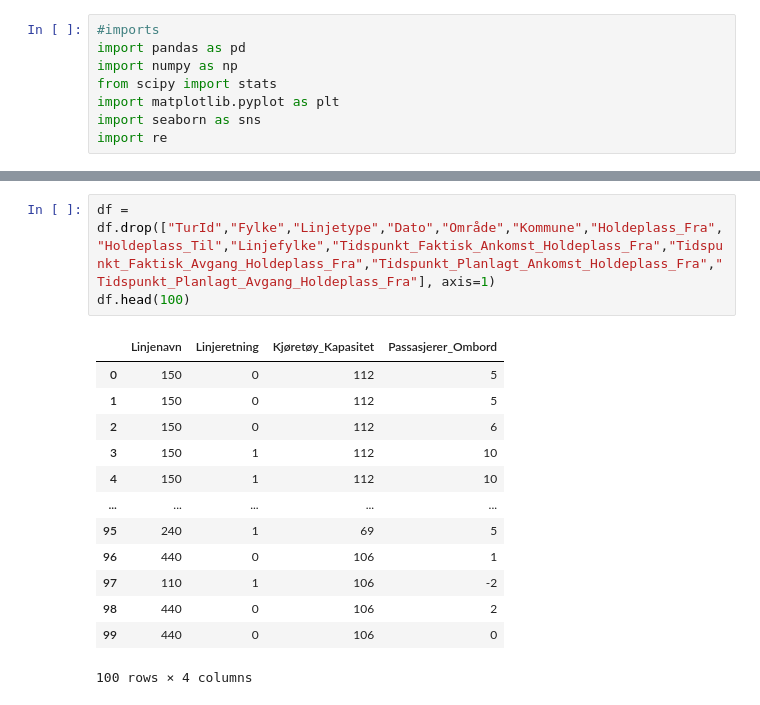
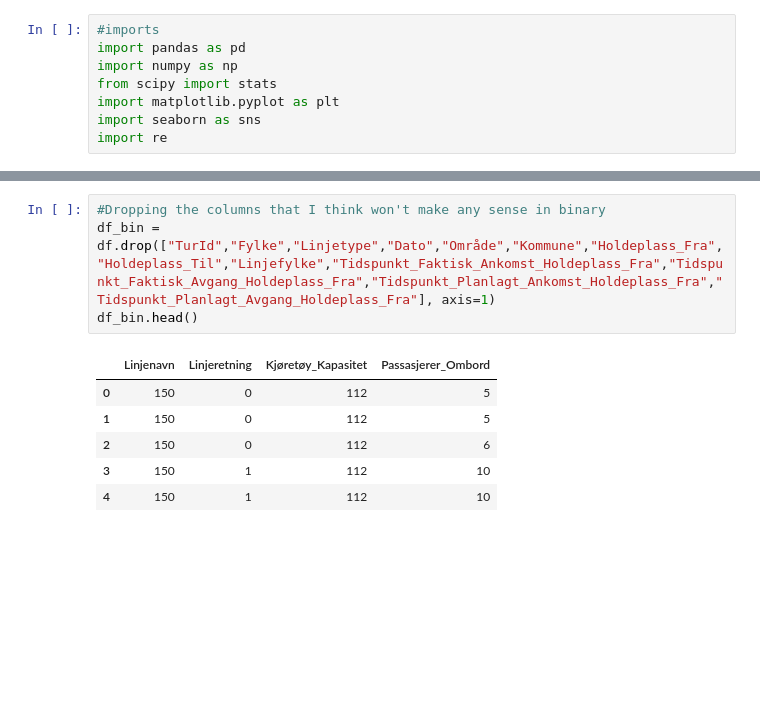
Before and after one commit to michaelekornrud/AI---Oblig1, a Jupyter notebook: Oblig1.ipynb, the cells around one changed output, grey strips where cells are left out. Saved outputs shown, nothing was run; the diff lists cells and outputs as text; blank space fills up the shorter version.

```diff
--- a/Oblig1.ipynb
+++ b/Oblig1.ipynb
@@ -26,17 +47,11 @@ df.head(10)
 # %%
-df = df.drop(["TurId","Fylke","Linjetype","Dato","Område","Kommune","Holdeplass_Fra","Holdeplass_Til","Linjefylke","Tidspunkt_Faktisk_Ankomst_Holdeplass_Fra","Tidspunkt_Faktisk_Avgang_Holdeplass_Fra","Tidspunkt_Planlagt_Ankomst_Holdeplass_Fra","Tidspunkt_Planlagt_Avgang_Holdeplass_Fra"], axis=1)
-df.head(100)
+#Dropping the columns that I think won't make any sense in binary
+df_bin = df.drop(["TurId","Fylke","Linjetype","Dato","Område","Kommune","Holdeplass_Fra","Holdeplass_Til","Linjefylke","Tidspunkt_Faktisk_Ankomst_Holdeplass_Fra","Tidspunkt_Faktisk_Avgang_Holdeplass_Fra","Tidspunkt_Planlagt_Ankomst_Holdeplass_Fra","Tidspunkt_Planlagt_Avgang_Holdeplass_Fra"], axis=1)
+df_bin.head()
 # %% [output]
 |  | Linjenavn | Linjeretning | Kjøretøy_Kapasitet | Passasjerer_Ombord |
 | 0 | 150 | 0 | 112 | 5 |
 | 1 | 150 | 0 | 112 | 5 |
 | 2 | 150 | 0 | 112 | 6 |
 | 3 | 150 | 1 | 112 | 10 |
 | 4 | 150 | 1 | 112 | 10 |
-| ... | ... | ... | ... | ... |
-| 95 | 240 | 1 | 69 | 5 |
-| 96 | 440 | 0 | 106 | 1 |
-| 97 | 110 | 1 | 106 | -2 |
-| 98 | 440 | 0 | 106 | 2 |
-| 99 | 440 | 0 | 106 | 0 |
-100 rows × 4 columns
```
Also changed, not shown: parts of 12 cells of this notebook.
